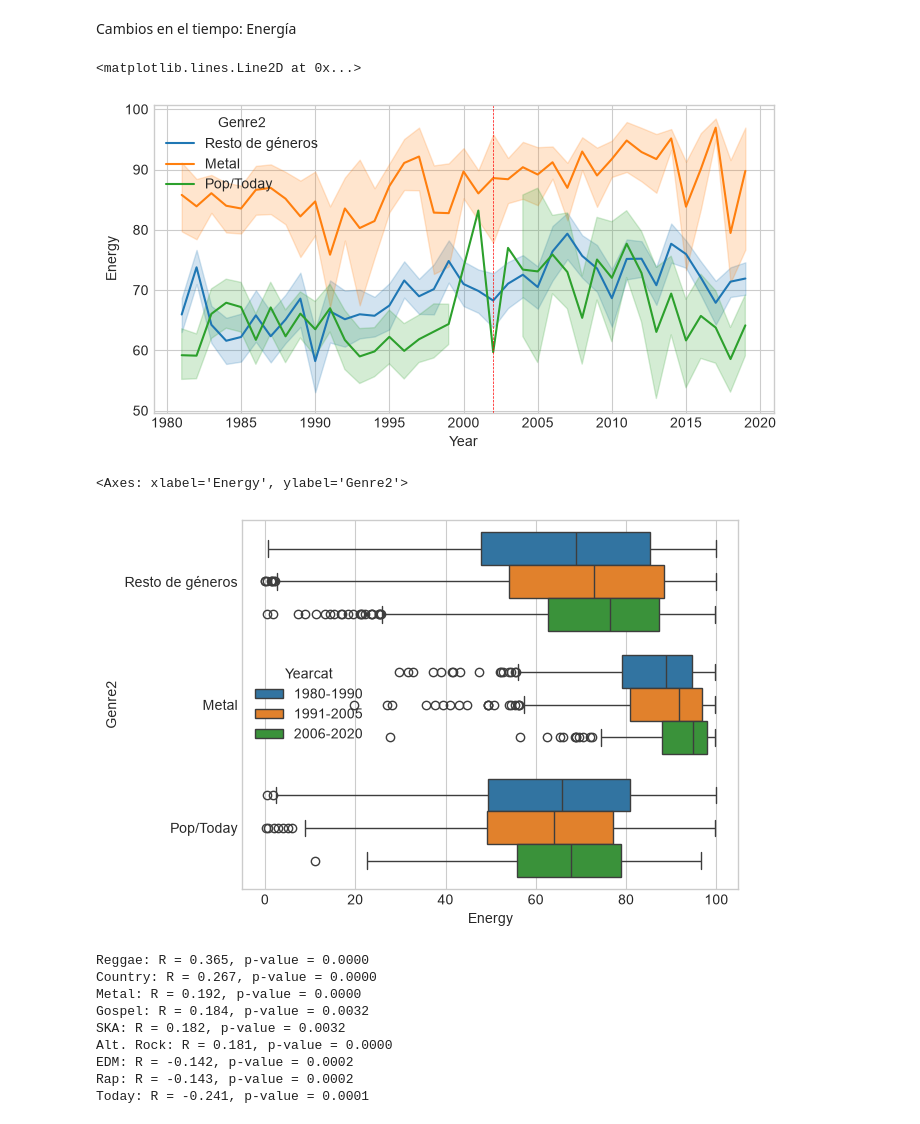
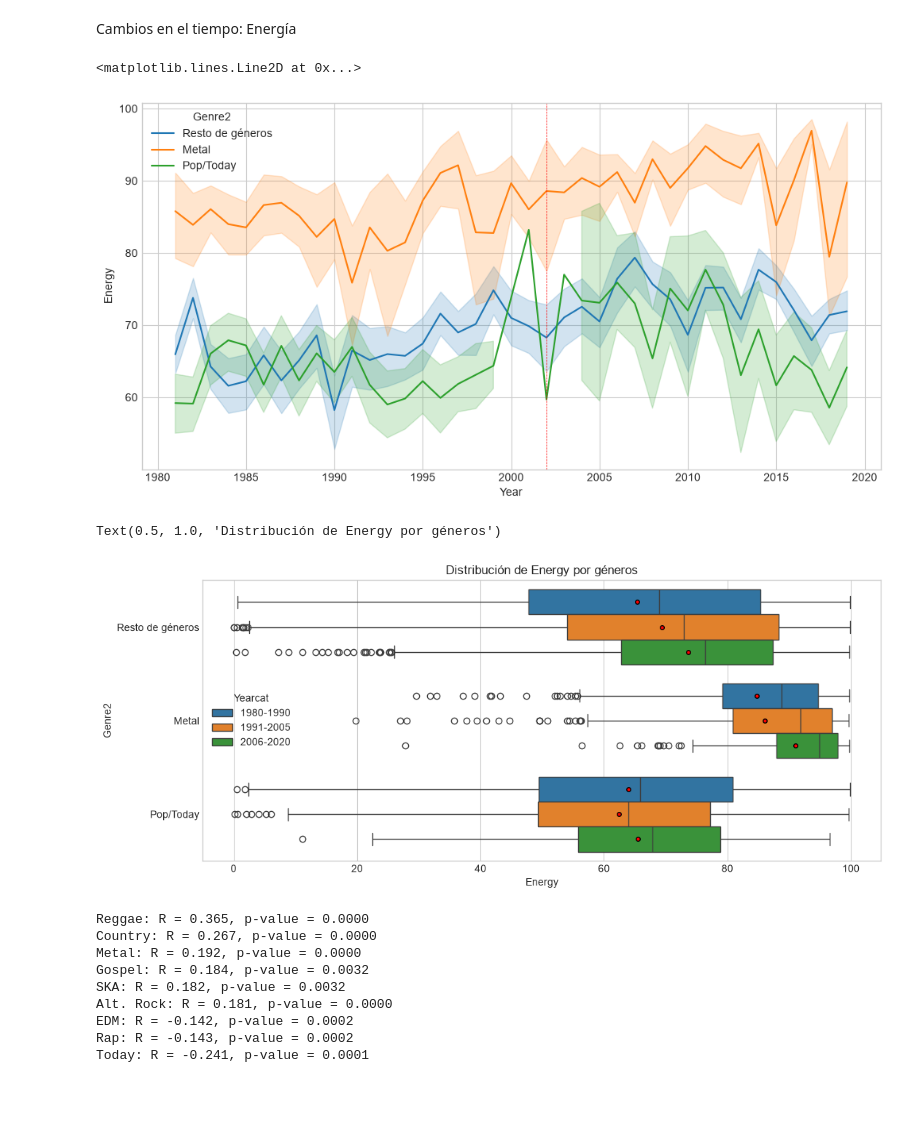
Before and after one commit to sanvik90/EDA_Iker, a Jupyter notebook: EDA_Iker_Notebook.ipynb, the cells around one changed output. Cells and saved outputs as stored; diff of their text form; code cells hidden in the pictures; blank space fills up the shorter version.

```diff
--- a/EDA_Iker_Notebook.ipynb
+++ b/EDA_Iker_Notebook.ipynb
@@ -126,11 +163,12 @@ Por un lado tendremos la categoría metal. Por el otro tenemos al Pop y a la mú
 df["Genre2"] = np.select(
     [
         df["Genre"] == "Metal",
-        df["Genre"].isin(["Pop", "Today"])
+        df["Genre"].isin(["Pop", "Today"]),
+
     ],
     [
         "Metal",
-        "Pop/Today"
+        "Pop/Today",
     ],
     default="Resto de géneros"
 )
@@ -435,14 +520,14 @@ Para analizar como afecto este fénomeno a la producción músical analizaremos
 
 df["Genre3"] = np.select(
     [
-        df["Genre"] == "Country",
-        df["Genre"] == "Punk",
+        df["Genre"] == "Country"
+
 
 
     ],
     [
-        "Country",
-        "Punk"
+        "Country"
+
 
     ],
     default="Resto de géneros"
@@ -453,6 +538,9 @@ plt.xlim(1996, 2008)
 plt.title("Evolunción de Valence a lo largo de los años. Ciclo de guerra de Irak: Punk vs Country ")
 plt.tight_layout()
 plt.axvline(x=2001, color='red', linestyle='--', linewidth=0.5)
+plt.axhline(y=35, color='black', linestyle='--', linewidth=0.6)
+plt.axhline(y=76, color='black', linestyle='--', linewidth=0.6)
+
 
 plt.show()
 # %% [output]
@@ -509,18 +597,27 @@ plt.show()
 # %% [markdown]
 Cambios en el tiempo: Energía
 # %%
-plt.figure(figsize=(8,4))
+plt.figure(figsize=(12,6))
 
 sns.lineplot(data = df, x = "Year", y = "Energy", hue = "Genre2")
 plt.axvline(x=2002, color='red', linestyle='--', linewidth=0.5)
 # %% [output]
 <matplotlib.lines.Line2D at 0x...>
-[figure, old version]
+[figure, new version]
 # %%
-sns.boxplot(data = df, x = "Energy", y= "Genre2" ,hue = "Yearcat")
+plt.figure(figsize=(12,5))
+
+
+sns.boxplot(data = df, x = "Energy", y= "Genre2" ,hue = "Yearcat",showmeans=True,  meanprops={
+        "marker": "o",
+        "markerfacecolor": "red",
+        "markeredgecolor": "black",
+        "markersize": 4
+    })
+plt.title("Distribución de Energy por géneros")
 # %% [output]
-<Axes: xlabel='Energy', ylabel='Genre2'>
+Text(0.5, 1.0, 'Distribución de Energy por géneros')
-[figure, old version]
+[figure, new version]
 # %%
 resultados = []
 
```
Also changed, not shown: parts of 23 cells of this notebook, 1 other file.
